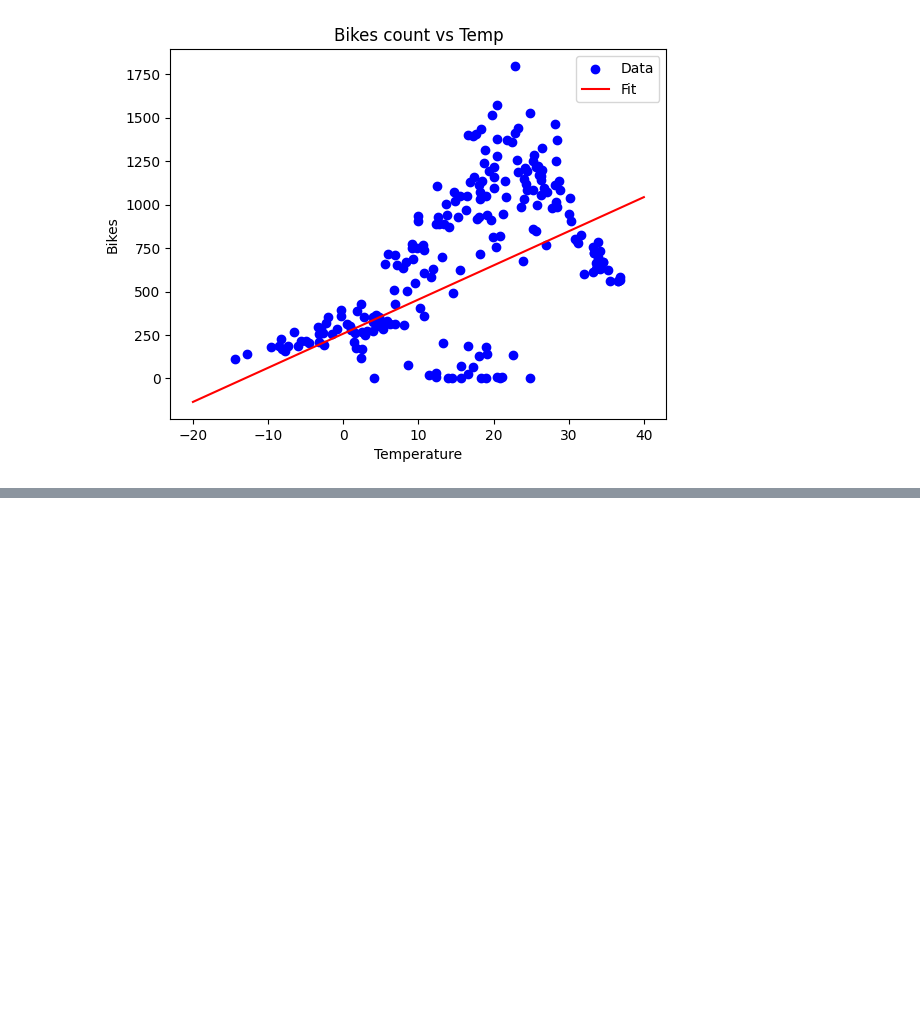
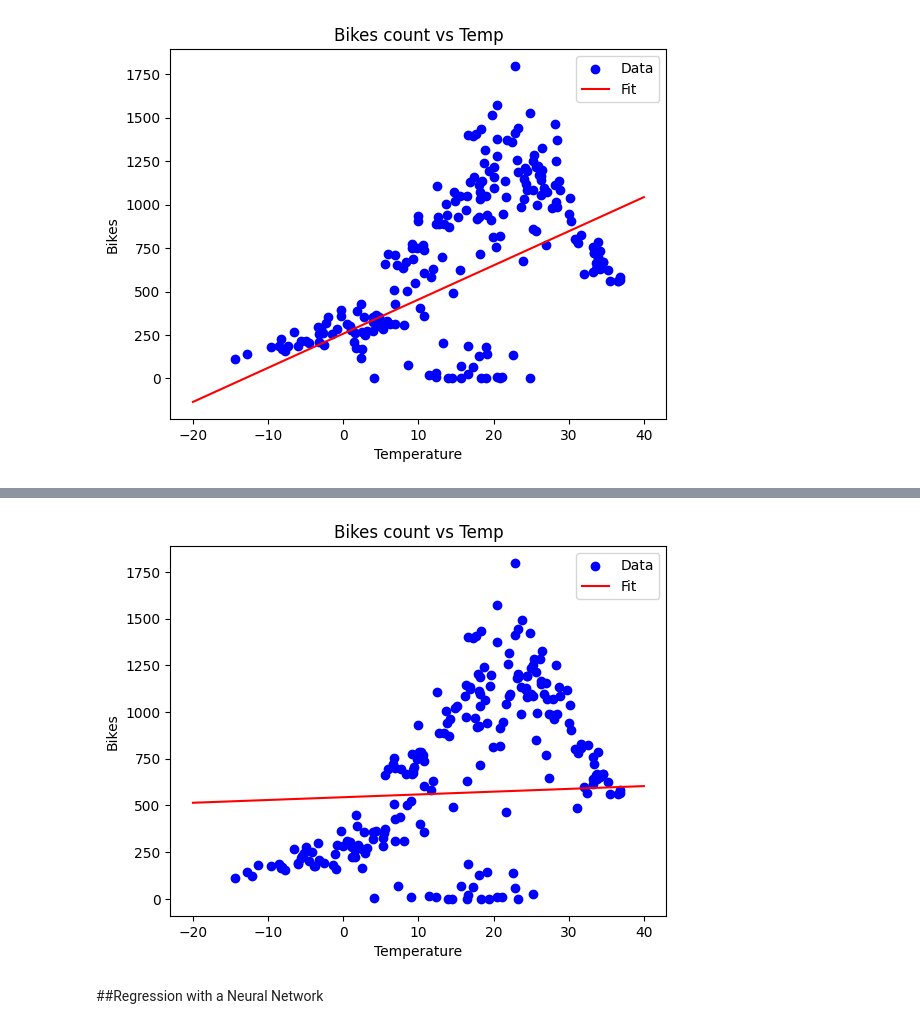
Before and after one commit to bryaanabraham/Machine_Learning, a Jupyter notebook: Bikes_dataset.ipynb, the cells around one changed output, grey strips where cells are left out. Saved outputs shown, nothing was run; the diff lists cells and outputs as text; code cells hidden in the pictures; blank space fills up the shorter version.

```diff
--- a/Bikes_dataset.ipynb
+++ b/Bikes_dataset.ipynb
@@ -178,0 +206,12 @@ plt.show()
+# %%
+plt.scatter(X_train[:, 0], y_train[:, 0], label="Data", color="blue")
+x = np.linspace(-20, 40, 100)
+predictions = mnn_model.predict(x.reshape(-1, 1))
+predictions = np.squeeze(predictions, axis=-1)  # Remove singleton dimensions
+plt.plot(x, predictions, label="Fit", color="red")
+plt.title("Bikes count vs Temp")
+plt.legend()
+plt.xlabel("Temperature")
+plt.ylabel("Bikes")
+plt.show()
+# %% [output]
@@ -178,0 +219,3 @@ plt.show()
+[figure, added]
+# %% [markdown]
+##Regression with a Neural Network
```
Also changed, not shown: parts of 26 cells of this notebook.
